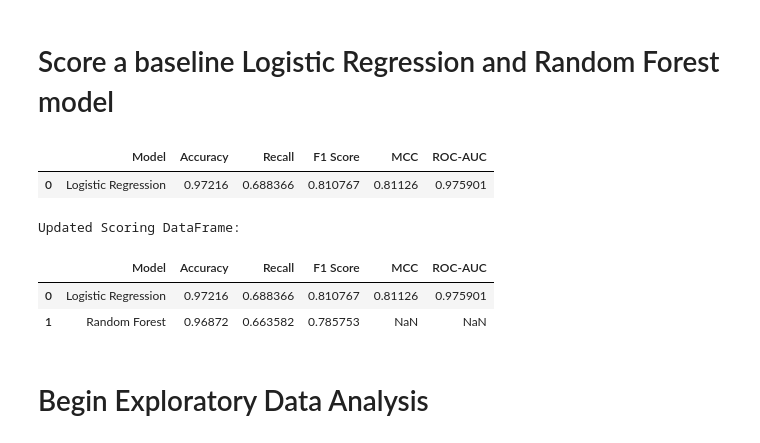
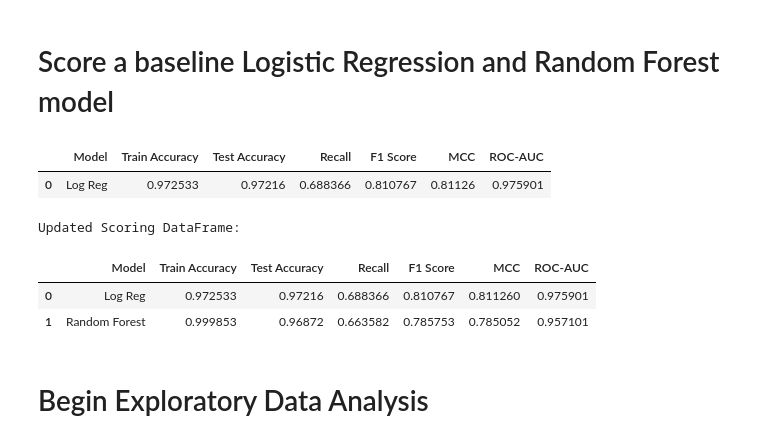
Before and after one commit to piiop/group-project-2, a Jupyter notebook: analysis.ipynb, the cells around one changed output. Cells and saved outputs as stored; diff of their text form; code cells hidden in the pictures.

```diff
--- a/analysis.ipynb
+++ b/analysis.ipynb
@@ -79,17 +85,12 @@ Index(['year', 'gender', 'age', 'location', 'race:AfricanAmerican',
 
 scoring_df = pd.DataFrame()
 # %%
-# Create baseline LogisticRegression model
-
-# Import `LogisticRegression` from sklearn
-from sklearn.linear_model import LogisticRegression
+# Evaluate baseline LogisticRegression model with full featureset
 
 # Create a `LogisticRegression` function
 lr_model = LogisticRegression()
 
-
-
-# Get our target feature
+# Get our target feature, drop uninformative
 
 X = df.drop(columns=['diabetes','location', 'year'], axis=1)
 y = df['diabetes']
@@ -105,27 +106,28 @@ X_test_encoded = ohe.transform(X_test)
 # Fit the model on the encoded training data
 lr_model.fit(X_train_encoded, y_train)
 
-# Make predictions on the test data
+# Make predictions on both train and test data
+train_predictions = lr_model.predict(X_train_encoded)
 test_predictions = lr_model.predict(X_test_encoded)
 test_probabilities = lr_model.predict_proba(X_test_encoded)[:, 1]
 
 # Save both the test predictions and actual test values to a DataFrame
 results_df = pd.DataFrame({"Predictions": test_predictions, "Actual": y_test})
 
-# Calculate the model's accuracy on the test dataset
-accuracy = accuracy_score(y_test, test_predictions)
+# Calculate the model's accuracy on both train and test datasets
+train_accuracy = accuracy_score(y_train, train_predictions)
+test_accuracy = accuracy_score(y_test, test_predictions)
 recall = recall_score(y_test, test_predictions)
 f1 = f1_score(y_test, test_predictions)
 mcc = matthews_corrcoef(y_test, test_predictions)
 roc_auc = roc_auc_score(y_test, test_probabilities)
 
-
-
 # Create a dictionary with the model name and scores
 model_scores = {
-    'Model': ['Logistic Regression'],
-    'Accuracy': [accuracy],
-    'Recall': recall,
+    'Model': ['Log Reg'],
+    'Train Accuracy': [train_accuracy],
+    'Test Accuracy': [test_accuracy],
+    'Recall': [recall],
     'F1 Score': [f1],
     'MCC': [mcc],
     'ROC-AUC': [roc_auc]
@@ -140,8 +142,8 @@ scoring_df = pd.concat([scoring_df, model_df], ignore_index=True)
 # Display the updated scoring DataFrame
 display(scoring_df)
 # %% [output]
-|  | Model | Accuracy | Recall | F1 Score | MCC | ROC-AUC |
-| 0 | Logistic Regression | 0.97216 | 0.688366 | 0.810767 | 0.81126 | 0.975901 |
+|  | Model | Train Accuracy | Test Accuracy | Recall | F1 Score | MCC | ROC-AUC |
+| 0 | Log Reg | 0.972533 | 0.97216 | 0.688366 | 0.810767 | 0.81126 | 0.975901 |
 # %%
 # Compare to baseline RandomForest Model
 
@@ -151,19 +153,15 @@ model = RandomForestClassifier(random_state=42)
 # Drop columns that won't be useful
 # year - year the data was collected
 # location
-
+# Drop columns that won't be useful
 dropped_df = df.drop(columns=['location', 'year'])
 
 # Get our target feature
-
 X = dropped_df.drop(columns='diabetes')
 y = df['diabetes']
 
 # Split into our test and train sets
-
 X_train, X_test, y_train, y_test = train_test_split(X, y, random_state=27)
-
-# Encode 'gender' and 'smoking_history'
 
 # Define the columns to encode
 columns_to_encode = ['gender', 'smoking_history']
@@ -172,51 +170,56 @@ columns_to_encode = ['gender', 'smoking_history']
 ct = ColumnTransformer([
     ('encoder', OneHotEncoder(handle_unknown='ignore'), columns_to_encode)
 ], remainder='passthrough')
 
 # Fit on the training data and transform both training and test data
 X_train_encoded = ct.fit_transform(X_train)
 X_test_encoded = ct.transform(X_test)
 
-# Fit our model
-
+# Create and fit our model
+model = RandomForestClassifier(random_state=42)
 model.fit(X_train_encoded, y_train)
 
-# Make predictions
+# Make predictions on both train and test data
+train_predictions = model.predict(X_train_encoded)
+test_predictions = model.predict(X_test_encoded)
 
-predictions = model.predict(X_test_encoded)
-
-# Score the baseline model
-
-# Calculate accuracy
-accuracy = accuracy_score(y_test, predictions)
+# For ROC-AUC, we need probability predictions
+train_prob_predictions = model.predict_proba(X_train_encoded)[:, 1]
+test_prob_predictions = model.predict_proba(X_test_encoded)[:, 1]
 
 # Calculate the metrics for Random Forest
-rf_accuracy = accuracy_score(y_test, predictions)
-rf_recall = recall_score(y_test, predictions)
-rf_f1 = f1_score(y_test, predictions)
+rf_train_accuracy = accuracy_score(y_train, train_predictions)
+rf_test_accuracy = accuracy_score(y_test, test_predictions)
+rf_recall = recall_score(y_test, test_predictions)
+rf_f1 = f1_score(y_test, test_predictions)
+rf_mcc = matthews_corrcoef(y_test, test_predictions)
+rf_roc_auc = roc_auc_score(y_test, test_prob_predictions)
 
 # Create a dictionary with the Random Forest model name and scores
 rf_model_scores = {
     'Model': ['Random Forest'],
-    'Accuracy': [rf_accuracy],
+    'Train Accuracy': [rf_train_accuracy],
+    'Test Accuracy': [rf_test_accuracy],
     'Recall': [rf_recall],
-    'F1 Score': [rf_f1]
+    'F1 Score': [rf_f1],
+    'MCC': [rf_mcc],
+    'ROC-AUC': [rf_roc_auc]
 }
 
 # Convert the dictionary to a DataFrame
 rf_model_df = pd.DataFrame(rf_model_scores)
 
 # Concatenate this DataFrame with your existing scoring_df
 scoring_df = pd.concat([scoring_df, rf_model_df], ignore_index=True)
 
 # Display the updated scoring DataFrame
 print("\nUpdated Scoring DataFrame:")
-scoring_df
+display(scoring_df)
 # %% [output]
 Updated Scoring DataFrame:
-|  | Model | Accuracy | Recall | F1 Score | MCC | ROC-AUC |
-| 0 | Logistic Regression | 0.97216 | 0.688366 | 0.810767 | 0.81126 | 0.975901 |
-| 1 | Random Forest | 0.96872 | 0.663582 | 0.785753 | NaN | NaN |
+|  | Model | Train Accuracy | Test Accuracy | Recall | F1 Score | MCC | ROC-AUC |
+| 0 | Log Reg | 0.972533 | 0.97216 | 0.688366 | 0.810767 | 0.811260 | 0.975901 |
+| 1 | Random Forest | 0.999853 | 0.96872 | 0.663582 | 0.785753 | 0.785052 | 0.957101 |
 # %% [markdown]
 # Begin Exploratory Data Analysis
 # %%
```
Also changed, not shown: parts of 49 cells of this notebook, 18 other files.
